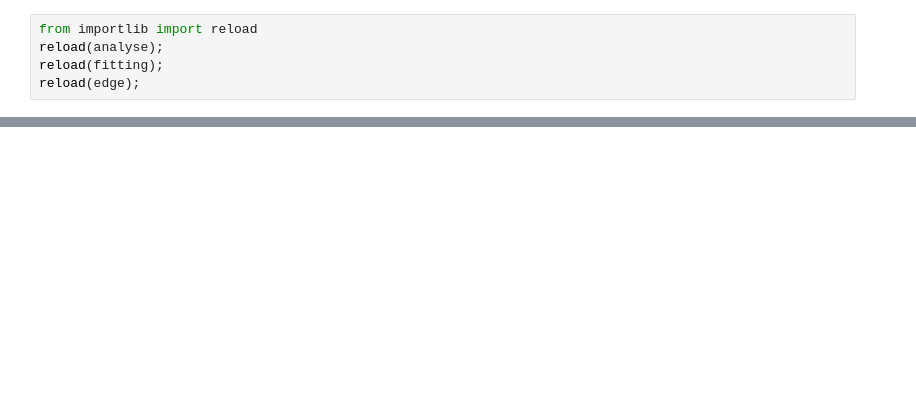
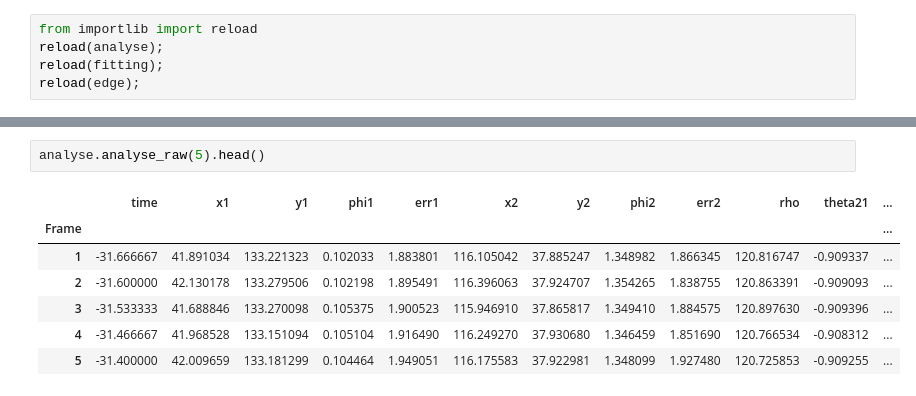
Before and after one commit to peijunz-archive/capillary, a Jupyter notebook: motion.ipynb, the cells around one changed output, grey strips where cells are left out. Saved outputs shown, nothing was run; the diff lists cells and outputs as text; blank space fills up the shorter version.

```diff
--- a/motion.ipynb
+++ b/motion.ipynb
@@ -50,0 +44,10 @@ xlabel('Frame');
+# %%
+analyse.analyse_raw(5).head()
+# %% [output]
+|  | time | x1 | y1 | phi1 | err1 | x2 | y2 | phi2 | err2 | rho | theta21 | ... |
+| Frame |  |  |  |  |  |  |  |  |  |  |  | ... |
+| 1 | -31.666667 | 41.891034 | 133.221323 | 0.102033 | 1.883801 | 116.105042 | 37.885247 | 1.348982 | 1.866345 | 120.816747 | -0.909337 | ... |
+| 2 | -31.600000 | 42.130178 | 133.279506 | 0.102198 | 1.895491 | 116.396063 | 37.924707 | 1.354265 | 1.838755 | 120.863391 | -0.909093 | ... |
+| 3 | -31.533333 | 41.688846 | 133.270098 | 0.105375 | 1.900523 | 115.946910 | 37.865817 | 1.349410 | 1.884575 | 120.897630 | -0.909396 | ... |
+| 4 | -31.466667 | 41.968528 | 133.151094 | 0.105104 | 1.916490 | 116.249270 | 37.930680 | 1.346459 | 1.851690 | 120.766534 | -0.908312 | ... |
+| 5 | -31.400000 | 42.009659 | 133.181299 | 0.104464 | 1.949051 | 116.175583 | 37.922981 | 1.348099 | 1.927480 | 120.725853 | -0.909255 | ... |
```
Also changed, not shown: parts of 23 cells of this notebook, 7 other files.
